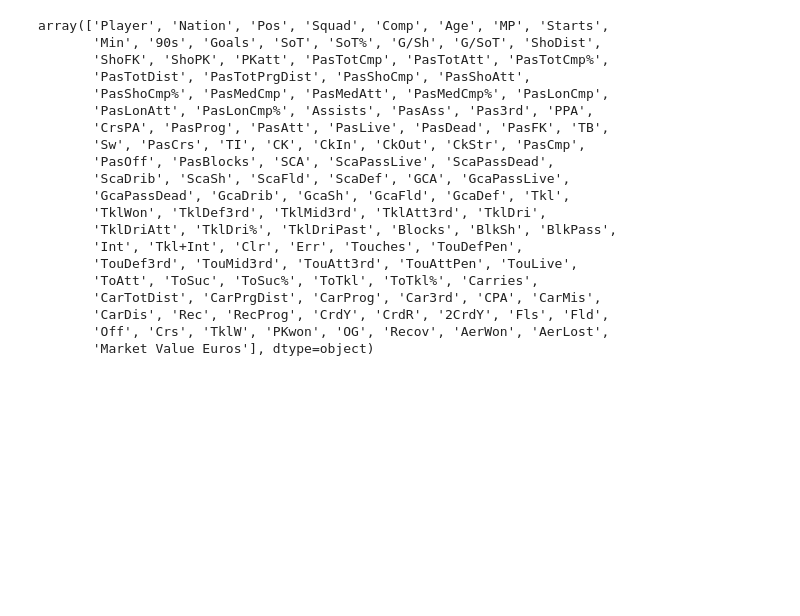
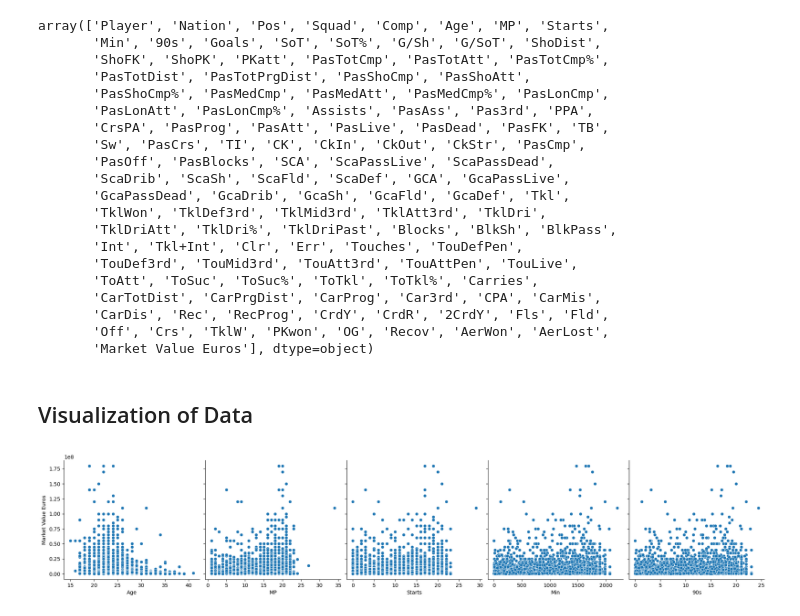
Before and after one commit to Abdullah0332/DSWorkflow-PlayersMarket, a Jupyter notebook: Model.ipynb, the cells around one changed output. Saved outputs shown, nothing was run; the diff lists cells and outputs as text; code cells hidden in the pictures; blank space fills up the shorter version.

Commit message:
add Visualization of Data

```diff
--- a/Model.ipynb
+++ b/Model.ipynb
@@ -255,3 +255,9 @@ array(['Player', 'Nation', 'Pos', 'Squad', 'Comp', 'Age', 'MP', 'Starts',
        'CarDis', 'Rec', 'RecProg', 'CrdY', 'CrdR', '2CrdY', 'Fls', 'Fld',
        'Off', 'Crs', 'TklW', 'PKwon', 'OG', 'Recov', 'AerWon', 'AerLost',
        'Market Value Euros'], dtype=object)
+# %% [markdown]
+## Visualization of Data
+# %%
+stats = sns.pairplot(data=player_new,y_vars=['Market Value Euros'],x_vars=['Age', 'MP', 'Starts', 'Min', '90s'], height = 4)
+# %% [output]
+[figure, added]
```
Also changed, not shown: parts of 7 cells of this notebook.
